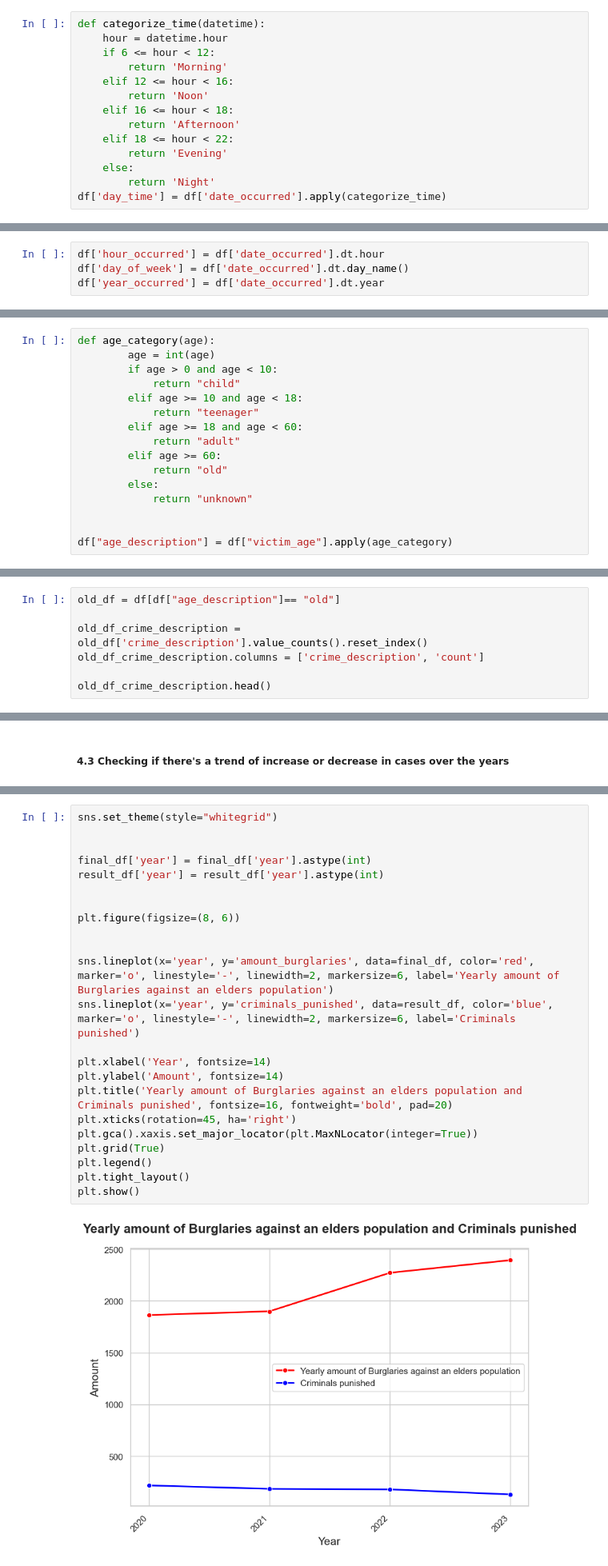
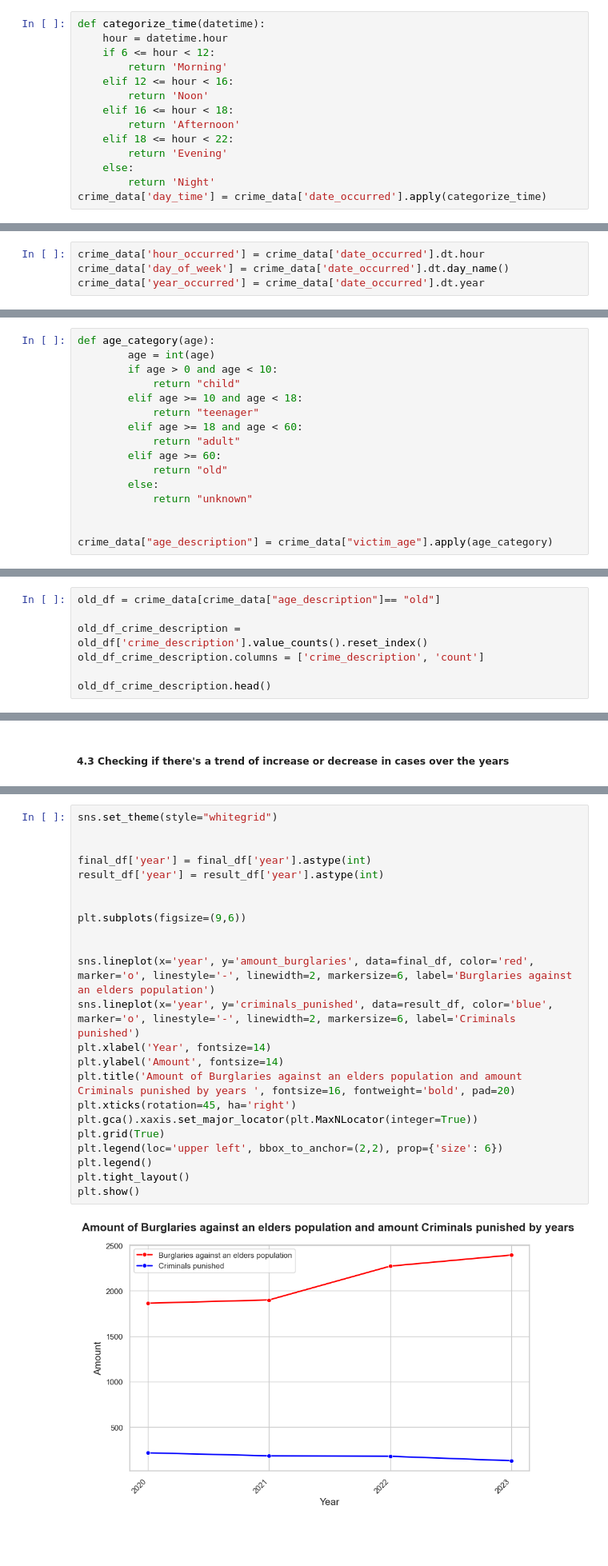
Before and after one commit to BareLevi/Data_Analysis_Final_Project, a Jupyter notebook: data_analysis_project_final.ipynb, the cells around one changed output, grey strips where cells are left out. Shown at 80% size. Saved outputs shown, nothing was run; the diff lists cells and outputs as text; blank space fills up the shorter version.

```diff
--- a/data_analysis_project_final.ipynb
+++ b/data_analysis_project_final.ipynb
@@ -194,13 +202,13 @@ def categorize_time(datetime):
         return 'Evening'
     else:
         return 'Night'
-df['day_time'] = df['date_occurred'].apply(categorize_time)
+crime_data['day_time'] = crime_data['date_occurred'].apply(categorize_time)
 # %% [markdown]
 ##### 2.4 Creating columns by hour,year and day name
 # %%
-df['hour_occurred'] = df['date_occurred'].dt.hour
-df['day_of_week'] = df['date_occurred'].dt.day_name()
-df['year_occurred'] = df['date_occurred'].dt.year
+crime_data['hour_occurred'] = crime_data['date_occurred'].dt.hour
+crime_data['day_of_week'] = crime_data['date_occurred'].dt.day_name()
+crime_data['year_occurred'] = crime_data['date_occurred'].dt.year
 # %% [markdown]
 ##### 2.5 Creating column by age description
 # %%
@@ -218,7 +226,7 @@ def age_category(age):
             return "unknown"
 
 
-df["age_description"] = df["victim_age"].apply(age_category)
+crime_data["age_description"] = crime_data["victim_age"].apply(age_category)
 # %% [markdown]
 ##### 2.6 Creating a column to classify the type of weapon if any
 # %%
@@ -480,7 +511,7 @@ plt.show()
 # %% [markdown]
 ##### 4.1 Analyzing the crimes committed against elders
 # %%
-old_df = df[df["age_description"]== "old"]
+old_df = crime_data[crime_data["age_description"]== "old"]
 
 old_df_crime_description = old_df['crime_description'].value_counts().reset_index()
 old_df_crime_description.columns = ['crime_description', 'count']
@@ -686,28 +722,28 @@ plt.show()
 # %%
 sns.set_theme(style="whitegrid")
 
 
 final_df['year'] = final_df['year'].astype(int)
 result_df['year'] = result_df['year'].astype(int)
 
 
-plt.figure(figsize=(8, 6))
+plt.subplots(figsize=(9,6))
 
 
-sns.lineplot(x='year', y='amount_burglaries', data=final_df, color='red', marker='o', linestyle='-', linewidth=2, markersize=6, label='Yearly amount of Burglaries against an elders population')
+sns.lineplot(x='year', y='amount_burglaries', data=final_df, color='red', marker='o', linestyle='-', linewidth=2, markersize=6, label='Burglaries against an elders population')
 sns.lineplot(x='year', y='criminals_punished', data=result_df, color='blue', marker='o', linestyle='-', linewidth=2, markersize=6, label='Criminals punished')
-
 plt.xlabel('Year', fontsize=14)
 plt.ylabel('Amount', fontsize=14)
-plt.title('Yearly amount of Burglaries against an elders population and Criminals punished', fontsize=16, fontweight='bold', pad=20)
+plt.title('Amount of Burglaries against an elders population and amount Criminals punished by years ', fontsize=16, fontweight='bold', pad=20)
 plt.xticks(rotation=45, ha='right')
 plt.gca().xaxis.set_major_locator(plt.MaxNLocator(integer=True))
 plt.grid(True)
+plt.legend(loc='upper left', bbox_to_anchor=(2,2), prop={'size': 6})
 plt.legend()
 plt.tight_layout()
 plt.show()
 # %% [output]
-[figure, old version]
+[figure, new version]
 # %% [markdown]
 <div style="
     text-align: left;
```
Also changed, not shown: parts of 39 cells of this notebook.
